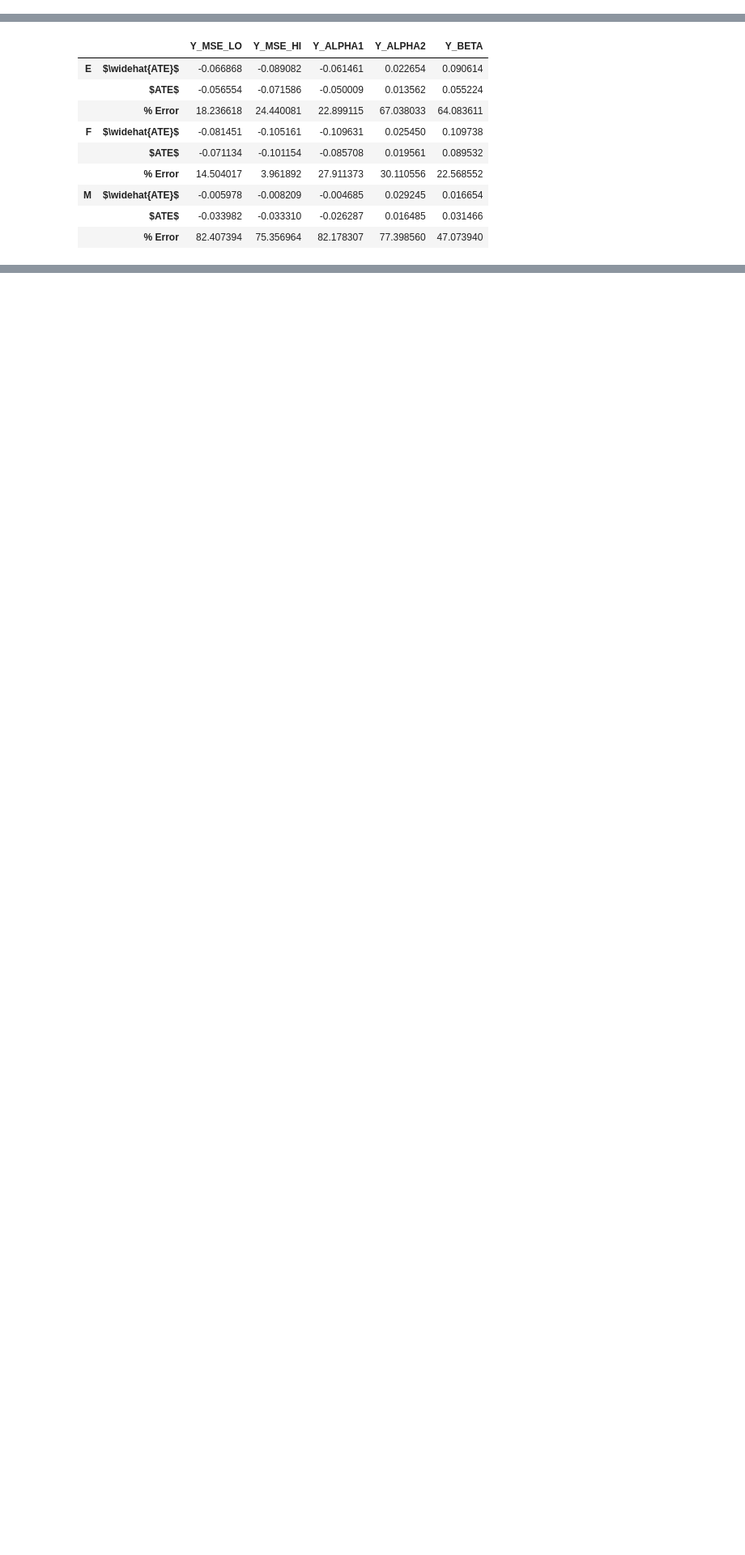
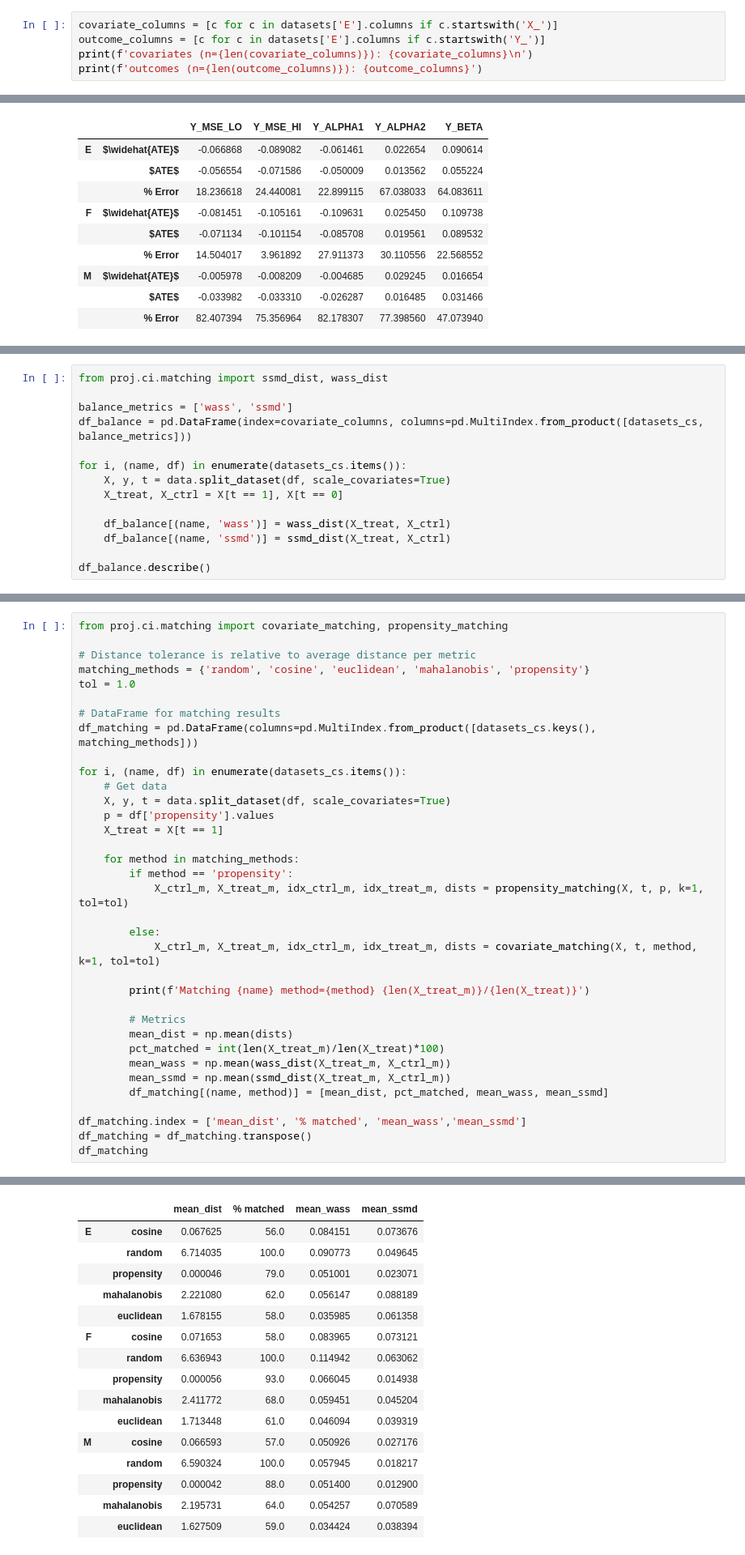
Before and after one commit to avivrosenberg/causal-inference-hw, a Jupyter notebook: proj/ci-proj.ipynb, the cells around one changed output, grey strips where cells are left out. Shown: that part at 81% size. Saved outputs shown, nothing was run; the diff lists cells and outputs as text; blank space fills up the shorter version.

Commit message:
proj: Update notebook with matching section

```diff
--- a/proj/ci-proj.ipynb
+++ b/proj/ci-proj.ipynb
@@ -153,0 +148,5 @@ outcome_columns
+# %%
+covariate_columns = [c for c in datasets['E'].columns if c.startswith('X_')]
+outcome_columns = [c for c in datasets['E'].columns if c.startswith('Y_')]
+print(f'covariates (n={len(covariate_columns)}): {covariate_columns}\n')
+print(f'outcomes (n={len(outcome_columns)}): {outcome_columns}')
@@ -817,0 +868,14 @@ df_ate.transpose()
+# %%
+from proj.ci.matching import ssmd_dist, wass_dist
+
+balance_metrics = ['wass', 'ssmd']
+df_balance = pd.DataFrame(index=covariate_columns, columns=pd.MultiIndex.from_product([datasets_cs, balance_metrics]))
+
+for i, (name, df) in enumerate(datasets_cs.items()):
+    X, y, t = data.split_dataset(df, scale_covariates=True)
+    X_treat, X_ctrl = X[t == 1], X[t == 0]
+
+    df_balance[(name, 'wass')] = wass_dist(X_treat, X_ctrl)
+    df_balance[(name, 'ssmd')] = ssmd_dist(X_treat, X_ctrl)
+
+df_balance.describe()
@@ -817,0 +898,36 @@ df_ate.transpose()
+# %%
+from proj.ci.matching import covariate_matching, propensity_matching
+
+# Distance tolerance is relative to average distance per metric
+matching_methods = {'random', 'cosine', 'euclidean', 'mahalanobis', 'propensity'}
+tol = 1.0
+
+# DataFrame for matching results
+df_matching = pd.DataFrame(columns=pd.MultiIndex.from_product([datasets_cs.keys(), matching_methods]))
+
+for i, (name, df) in enumerate(datasets_cs.items()):
+    # Get data
+    X, y, t = data.split_dataset(df, scale_covariates=True)
+    p = df['propensity'].values
+    X_treat = X[t == 1]
+
+    for method in matching_methods:
+        if method == 'propensity':
+            X_ctrl_m, X_treat_m, idx_ctrl_m, idx_treat_m, dists = propensity_matching(X, t, p, k=1, tol=tol)
+
+        else:
+            X_ctrl_m, X_treat_m, idx_ctrl_m, idx_treat_m, dists = covariate_matching(X, t, method, k=1, tol=tol)
+
+        print(f'Matching {name} method={method} {len(X_treat_m)}/{len(X_treat)}')
+
+        # Metrics
+        mean_dist = np.mean(dists)
+        pct_matched = int(len(X_treat_m)/len(X_treat)*100)
+        mean_wass = np.mean(wass_dist(X_treat_m, X_ctrl_m))
+        mean_ssmd = np.mean(ssmd_dist(X_treat_m, X_ctrl_m))
+        df_matching[(name, method)] = [mean_dist, pct_matched, mean_wass, mean_ssmd]
+
+df_matching.index = ['mean_dist', '% matched', 'mean_wass','mean_ssmd']
+df_matching = df_matching.transpose()
+df_matching
+# %% [output]
@@ -817,0 +949,16 @@ df_ate.transpose()
+|  |  | mean_dist | % matched | mean_wass | mean_ssmd |
+| E | cosine | 0.067625 | 56.0 | 0.084151 | 0.073676 |
+|  | random | 6.714035 | 100.0 | 0.090773 | 0.049645 |
+|  | propensity | 0.000046 | 79.0 | 0.051001 | 0.023071 |
+|  | mahalanobis | 2.221080 | 62.0 | 0.056147 | 0.088189 |
+|  | euclidean | 1.678155 | 58.0 | 0.035985 | 0.061358 |
+| F | cosine | 0.071653 | 58.0 | 0.083965 | 0.073121 |
+|  | random | 6.636943 | 100.0 | 0.114942 | 0.063062 |
+|  | propensity | 0.000056 | 93.0 | 0.066045 | 0.014938 |
+|  | mahalanobis | 2.411772 | 68.0 | 0.059451 | 0.045204 |
+|  | euclidean | 1.713448 | 61.0 | 0.046094 | 0.039319 |
+| M | cosine | 0.066593 | 57.0 | 0.050926 | 0.027176 |
+|  | random | 6.590324 | 100.0 | 0.057945 | 0.018217 |
+|  | propensity | 0.000042 | 88.0 | 0.051400 | 0.012900 |
+|  | mahalanobis | 2.195731 | 64.0 | 0.054257 | 0.070589 |
+|  | euclidean | 1.627509 | 59.0 | 0.034424 | 0.038394 |
```
Also changed, not shown: parts of 25 cells of this notebook.
